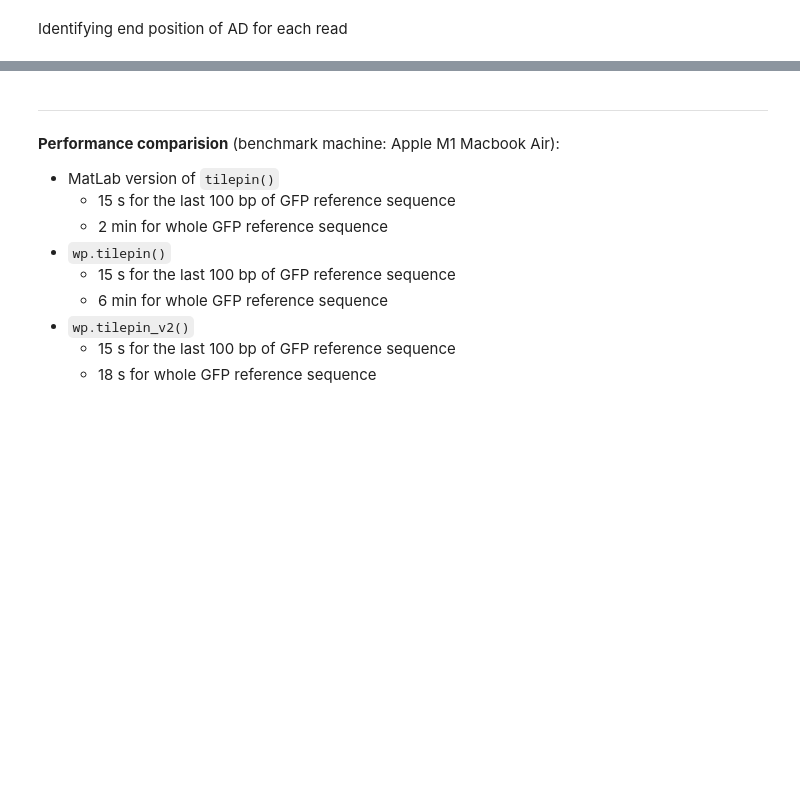
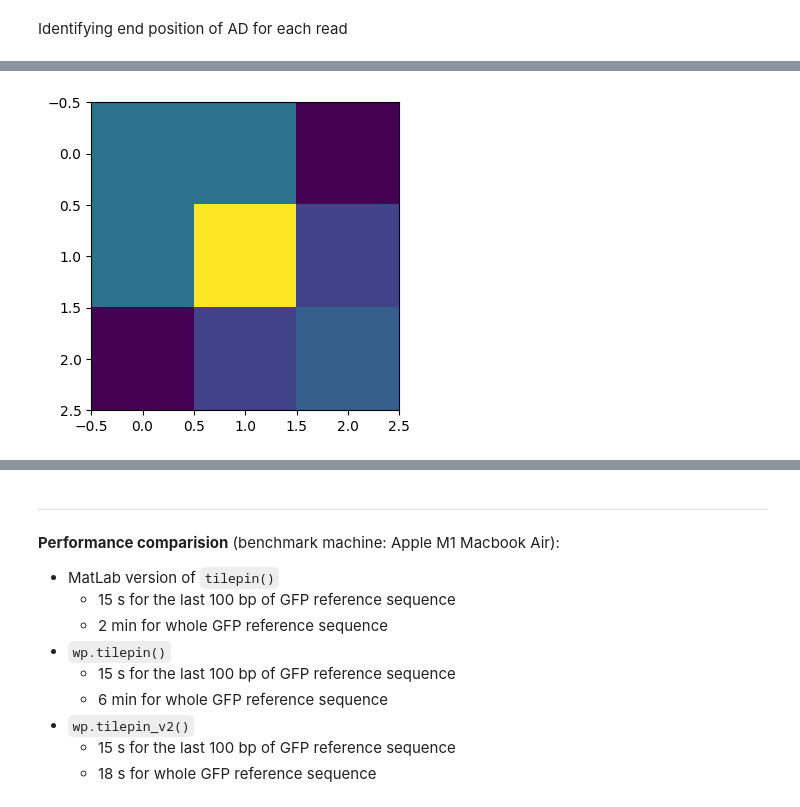
Before and after one commit to cbashorlab/WIMPY, a Jupyter notebook: example_script_python.ipynb, the cells around one changed output, grey strips where cells are left out. Cells and saved outputs as stored; diff of their text form; code cells hidden in the pictures; blank space fills up the shorter version.

```diff
--- a/example_script_python.ipynb
+++ b/example_script_python.ipynb
@@ -171,0 +217,14 @@ b.shape
+# %%
+# Analyze Zinc Fingers
+tregions_synTF = wp.chophat(reads_correct, positions_mRuby, end_positions=positions_A4)
+ZF_tiles, _, ZF_conf = wp.viscount(tregions_synTF, ref_seqs=ZF_parts, thresh=0.03, tile_len=10, verbose=True)
+
+ZF_variants = np.argmax(ZF_tiles, axis=1)
+ZF_variants[np.sum(ZF_tiles, axis=1) == 0] = -1
+
+# visualize confusion matrix
+plt.figure(figsize=(4, 4))
+plt.imshow(ZF_conf)
+plt.show()
+# %% [output]
+[figure, added]
```
Also changed, not shown: parts of 20 cells of this notebook, 1 other file.
